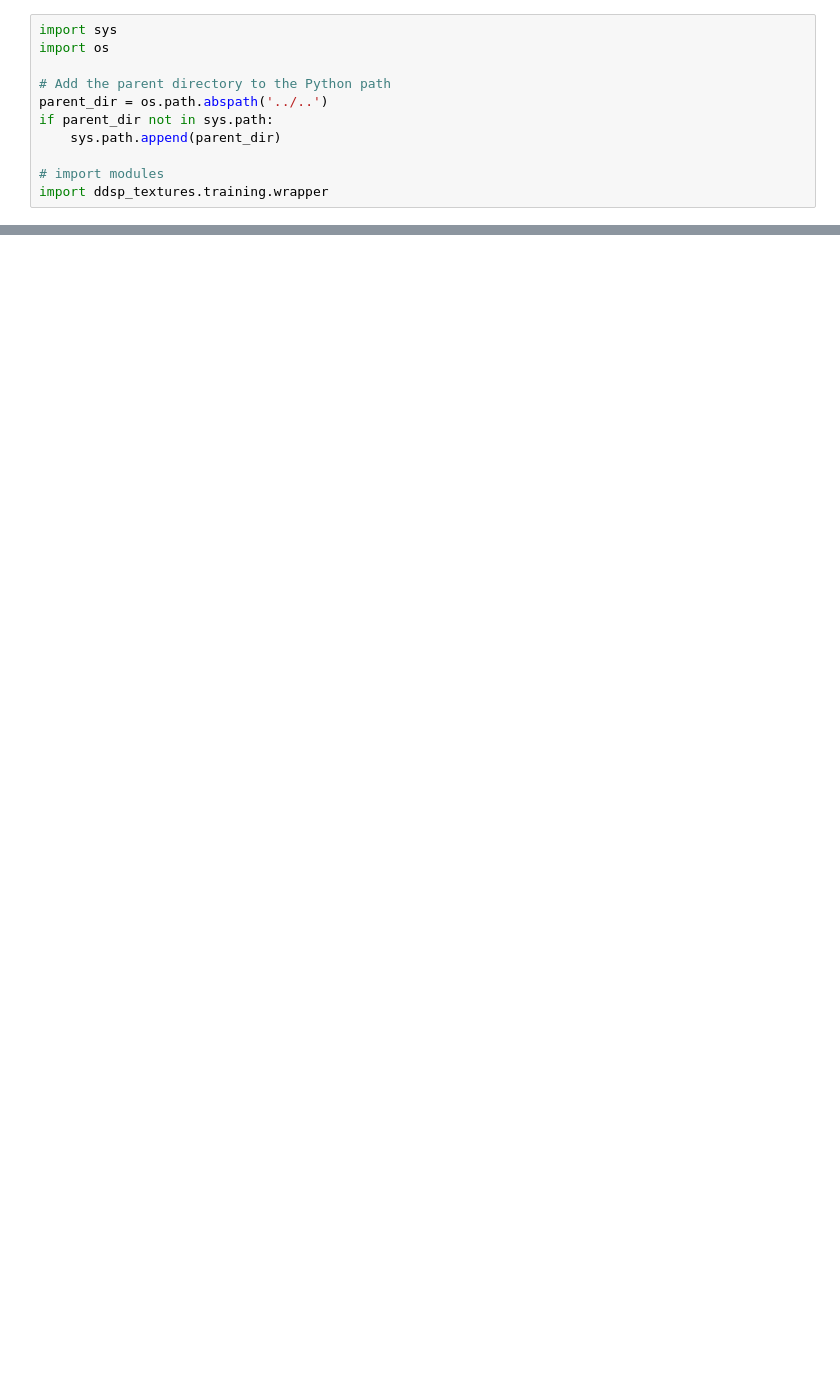
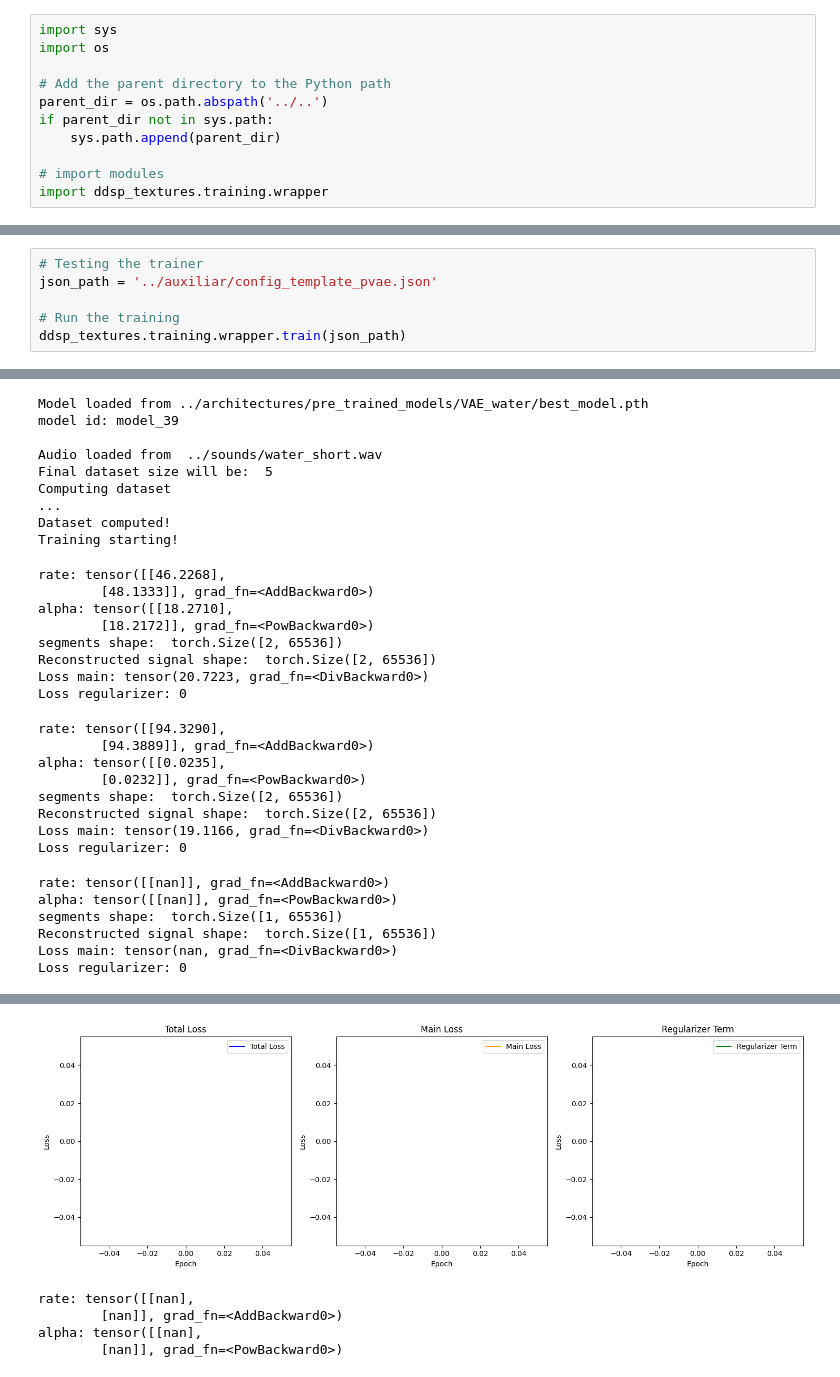
Before and after one commit to cordutie/ddsp_textures, a Jupyter notebook: training/wrapper_tester.ipynb, the cells around one changed output, grey strips where cells are left out. Cells and saved outputs as stored; diff of their text form; blank space fills up the shorter version.

Commit message:
new trainer added for stochastic model.

```diff
--- a/training/wrapper_tester.ipynb
+++ b/training/wrapper_tester.ipynb
@@ -48,0 +47,7 @@ Training complete.
+# %%
+# Testing the trainer
+json_path = '../auxiliar/config_template_pvae.json'
+
+# Run the training
+ddsp_textures.training.wrapper.train(json_path)
+# %% [output]
@@ -48,0 +71,31 @@ Training complete.
+Model loaded from ../architectures/pre_trained_models/VAE_water/best_model.pth
+model id: model_39
+
+Audio loaded from  ../sounds/water_short.wav
+Final dataset size will be:  5
+Computing dataset
+...
+Dataset computed!
+Training starting!
+rate: tensor([[46.2268],
+        [48.1333]], grad_fn=<AddBackward0>)
+alpha: tensor([[18.2710],
+        [18.2172]], grad_fn=<PowBackward0>)
+segments shape:  torch.Size([2, 65536])
+Reconstructed signal shape:  torch.Size([2, 65536])
+Loss main: tensor(20.7223, grad_fn=<DivBackward0>)
+Loss regularizer: 0
+rate: tensor([[94.3290],
+        [94.3889]], grad_fn=<AddBackward0>)
+alpha: tensor([[0.0235],
+        [0.0232]], grad_fn=<PowBackward0>)
+segments shape:  torch.Size([2, 65536])
+Reconstructed signal shape:  torch.Size([2, 65536])
+Loss main: tensor(19.1166, grad_fn=<DivBackward0>)
+Loss regularizer: 0
+rate: tensor([[nan]], grad_fn=<AddBackward0>)
+alpha: tensor([[nan]], grad_fn=<PowBackward0>)
+segments shape:  torch.Size([1, 65536])
+Reconstructed signal shape:  torch.Size([1, 65536])
+Loss main: tensor(nan, grad_fn=<DivBackward0>)
+Loss regularizer: 0
@@ -48,0 +103,5 @@ Training complete.
+[figure, added]
+rate: tensor([[nan],
+        [nan]], grad_fn=<AddBackward0>)
+alpha: tensor([[nan],
+        [nan]], grad_fn=<PowBackward0>)
```
Also changed, not shown: parts of 2 cells of this notebook, 18 other files.
